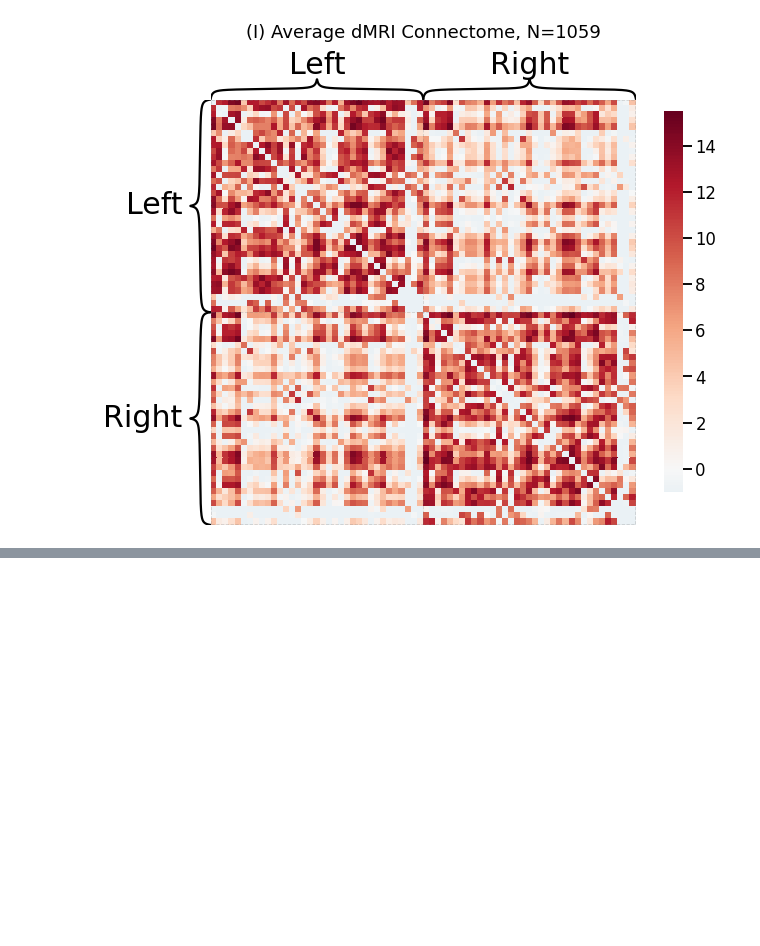
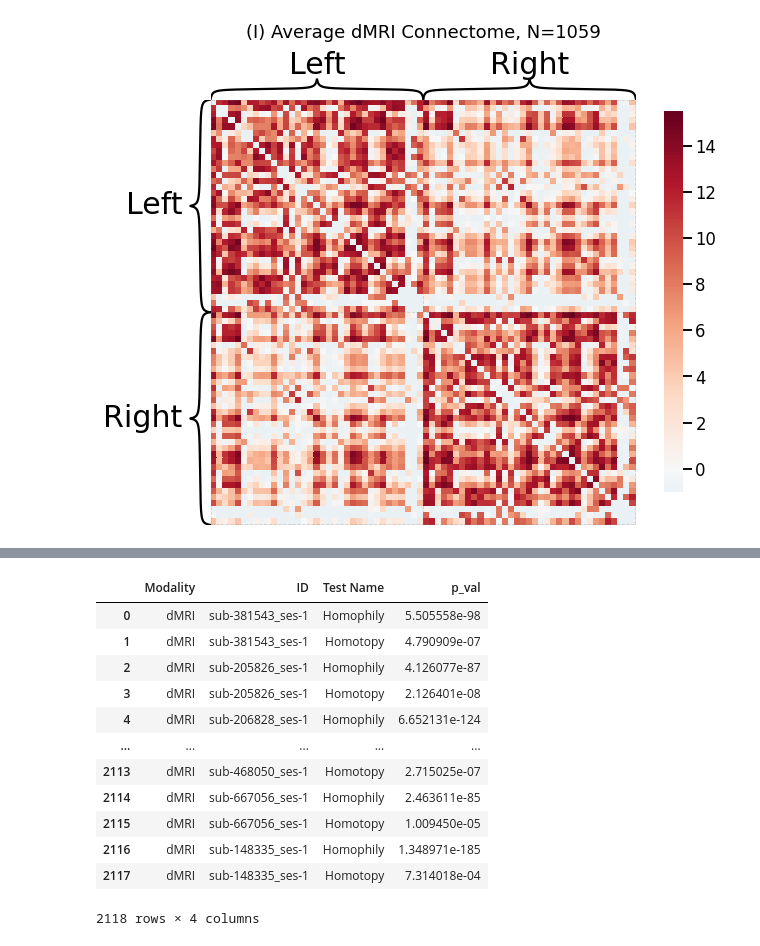
Before and after one commit to neurodata/dos_and_donts, a Jupyter notebook: experiments/single_graph_exps/siem/hcp_multigraph_siem.ipynb, the cells around one changed output, grey strips where cells are left out. Drawn from its saved outputs; the diff is of its cells as text; code cells hidden in the pictures; blank space fills up the shorter version.

```diff
--- a/experiments/single_graph_exps/siem/hcp_multigraph_siem.ipynb
+++ b/experiments/single_graph_exps/siem/hcp_multigraph_siem.ipynb
@@ -79,5 +94,5 @@ def mww(G, C):
 # %%
-def run_exp(row):
+def run_exp_wt(row):
     if row[0] == "dMRI":
         A = dmri_dict[row[1]]  # grab connectome using ID
     elif row[0] == "fMRI":
@@ -153,0 +210,12 @@ savefig('./hcp_dmri.svg', format='svg')
+# %%
+exps = []
+for modality in ["dMRI"]:
+    if modality == "dMRI":
+        conn_dict = dmri_dict_uwt
+    elif modality == "fMRI":
+        conn_dict = fmri_dict_uwt
+    for key in conn_dict.keys():
+        for test in ["Homophily", "Homotopy"]:
+            exps.append([modality, key, test])
+sim_exps = pd.DataFrame(exps, columns=["Modality", "ID", "Test Name"])
+print(sim_exps.head())
@@ -153,0 +229,5 @@ savefig('./hcp_dmri.svg', format='svg')
+# %%
+sim_exps = ddf.from_pandas(sim_exps, npartitions=ncores*1.5)
+sim_results = sim_exps.apply(lambda x: run_exp_wt(x), axis=1, result_type='expand',
+                             meta={0: str, 1: str, 2: str, 3: float})
+sim_results
@@ -153,0 +244,4 @@ savefig('./hcp_dmri.svg', format='svg')
+# %%
+sim_results = sim_results.compute(scheduler="multiprocessing")
+sim_results = sim_results.rename(columns={0: "Modality", 1: "ID", 2: "Test Name", 3: "p_val"})
+sim_results.to_csv('./data/hcp_singlegraph_results_uwt.csv')
@@ -153,0 +250,16 @@ savefig('./hcp_dmri.svg', format='svg')
+# %%
+sim_results
+# %% [output]
+|  | Modality | ID | Test Name | p_val |
+| 0 | dMRI | sub-381543_ses-1 | Homophily | 5.505558e-98 |
+| 1 | dMRI | sub-381543_ses-1 | Homotopy | 4.790909e-07 |
+| 2 | dMRI | sub-205826_ses-1 | Homophily | 4.126077e-87 |
+| 3 | dMRI | sub-205826_ses-1 | Homotopy | 2.126401e-08 |
+| 4 | dMRI | sub-206828_ses-1 | Homophily | 6.652131e-124 |
+| ... | ... | ... | ... | ... |
+| 2113 | dMRI | sub-468050_ses-1 | Homotopy | 2.715025e-07 |
+| 2114 | dMRI | sub-667056_ses-1 | Homophily | 2.463611e-85 |
+| 2115 | dMRI | sub-667056_ses-1 | Homotopy | 1.009450e-05 |
+| 2116 | dMRI | sub-148335_ses-1 | Homophily | 1.348971e-185 |
+| 2117 | dMRI | sub-148335_ses-1 | Homotopy | 7.314018e-04 |
+2118 rows × 4 columns
```
Also changed, not shown: parts of 10 cells of this notebook, 17 other files.
